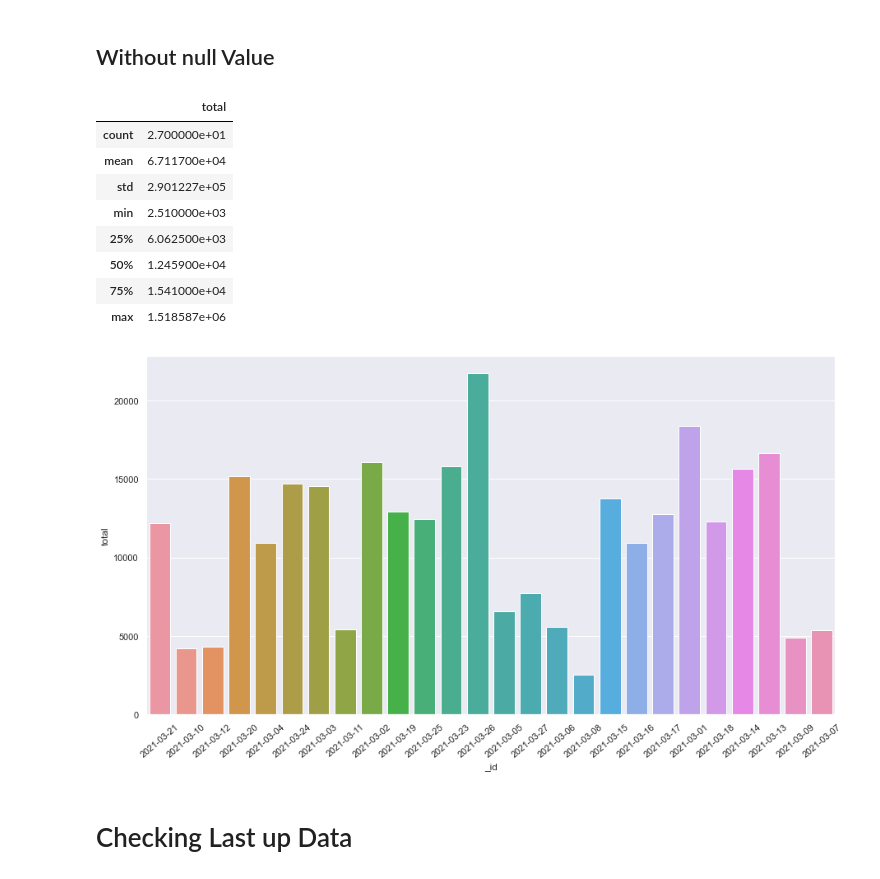
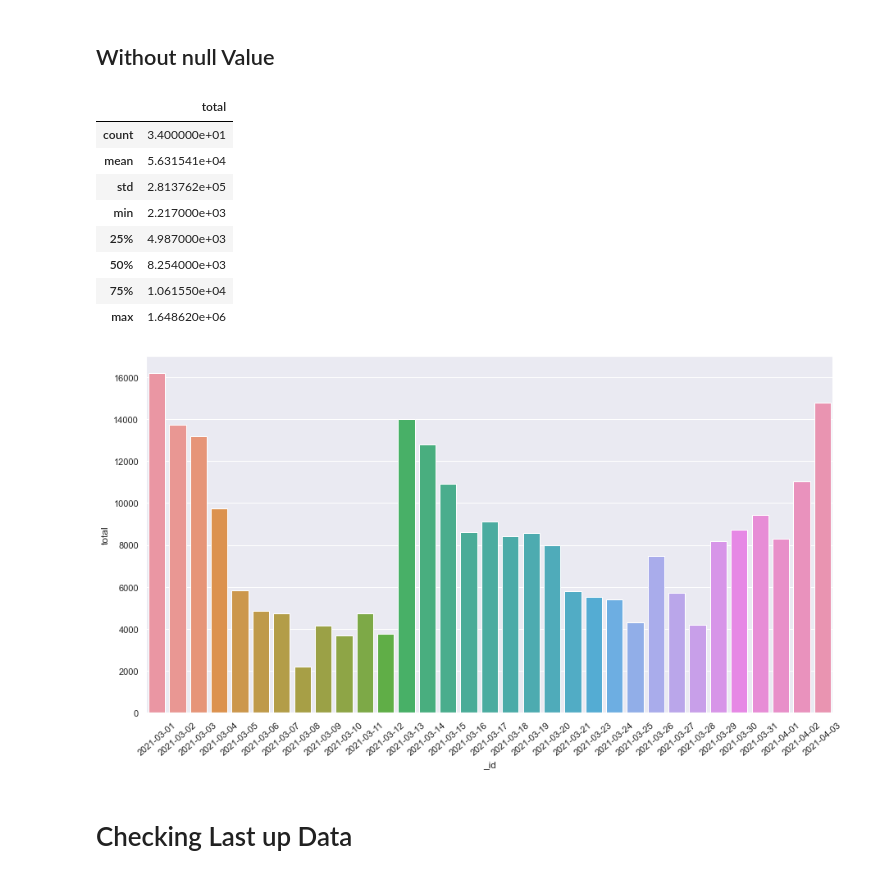
Before and after one commit to Vaziria/stattest, a Jupyter notebook: analisa.ipynb, the cells around one changed output. Cells and saved outputs as stored; diff of their text form; code cells hidden in the pictures.

```diff
--- a/analisa.ipynb
+++ b/analisa.ipynb
@@ -83,7 +87,8 @@ aggr = [
             "_id": { "$dateToString": { "format": "%Y-%m-%d", "date": "$created" } },
             "total": { "$sum": 1 }
         }
-    }
+    },
+    { "$sort": { '_id': 1 } },
 ]
 
 hasilc = db.product.aggregate(aggr)
@@ -102,18 +107,18 @@ df = pd.DataFrame.from_records(cleanhasilc)
 df.describe()
 # %% [output]
 |  | total |
-| count | 2.700000e+01 |
-| mean | 6.711700e+04 |
-| std | 2.901227e+05 |
-| min | 2.510000e+03 |
-| 25% | 6.062500e+03 |
-| 50% | 1.245900e+04 |
-| 75% | 1.541000e+04 |
-| max | 1.518587e+06 |
+| count | 3.400000e+01 |
+| mean | 5.631541e+04 |
+| std | 2.813762e+05 |
+| min | 2.217000e+03 |
+| 25% | 4.987000e+03 |
+| 50% | 8.254000e+03 |
+| 75% | 1.061550e+04 |
+| max | 1.648620e+06 |
 # %%
-grafik(df, (15,8), 'create_not_null')
+grafik(df, (15,8), 'created_not_null')
 # %% [output]
-[figure, old version]
+[figure, new version]
 # %% [markdown]
 # Checking Last up Data
 # %%
```
Also changed, not shown: parts of 16 cells of this notebook, 49 other files.
